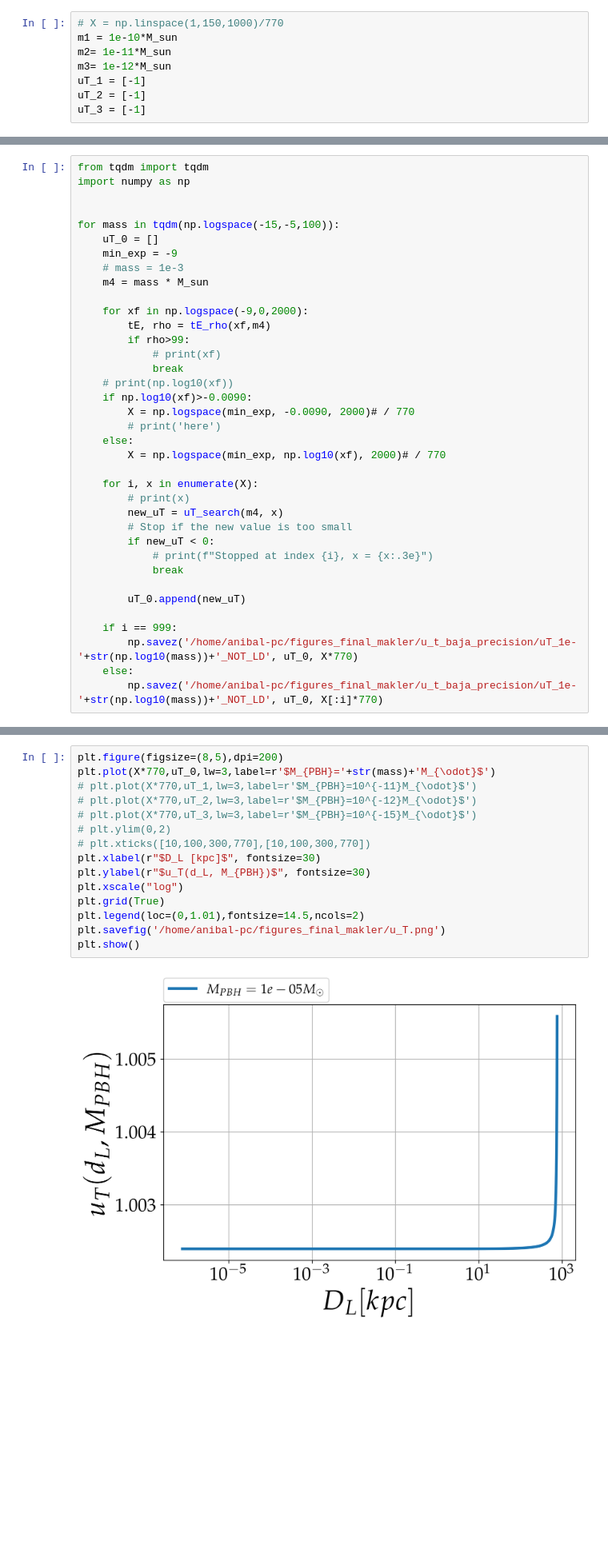
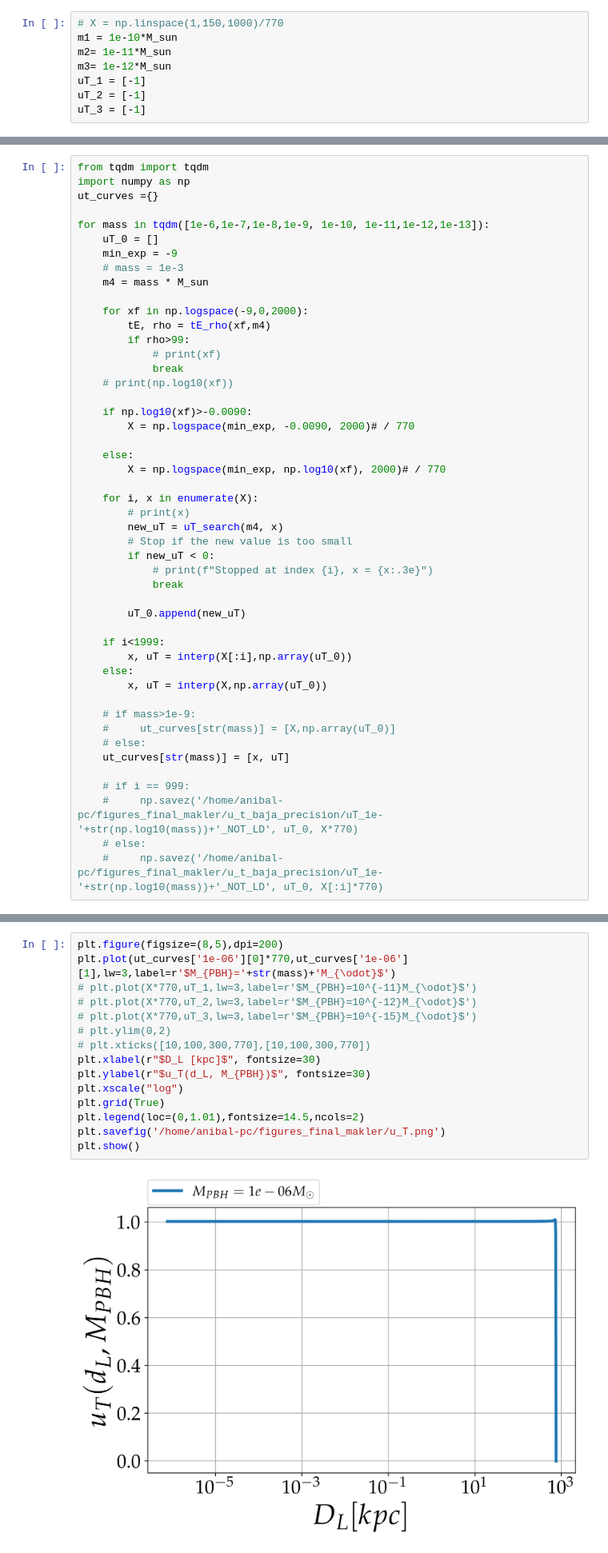
Before and after one commit to anibal-art/Lentes_gravitacionales, a Jupyter notebook: finite_source.ipynb, the cells around one changed output, grey strips where cells are left out. Shown at 80% size. Cells and saved outputs as stored; diff of their text form; blank space fills up the shorter version.

```diff
--- a/finite_source.ipynb
+++ b/finite_source.ipynb
@@ -229,9 +185,9 @@ uT_3 = [-1]
 # %%
 from tqdm import tqdm
 import numpy as np
+ut_curves ={}
 
-
-for mass in tqdm(np.logspace(-15,-5,100)):
+for mass in tqdm([1e-6,1e-7,1e-8,1e-9, 1e-10, 1e-11,1e-12,1e-13]):
     uT_0 = []
     min_exp = -9
     # mass = 1e-3
@@ -243,9 +199,10 @@ for mass in tqdm(np.logspace(-15,-5,100)):
             # print(xf)
             break
     # print(np.log10(xf))
+
     if np.log10(xf)>-0.0090:
         X = np.logspace(min_exp, -0.0090, 2000)# / 770
-        # print('here')
+
     else:
         X = np.logspace(min_exp, np.log10(xf), 2000)# / 770
 
@@ -259,7 +216,17 @@ for mass in tqdm(np.logspace(-15,-5,100)):
 
         uT_0.append(new_uT)
 
-    if i == 999:
-        np.savez('/home/anibal-pc/figures_final_makler/u_t_baja_precision/uT_1e-'+str(np.log10(mass))+'_NOT_LD', uT_0, X*770)
+    if i<1999:
+        x, uT = interp(X[:i],np.array(uT_0))
     else:
-        np.savez('/home/anibal-pc/figures_final_makler/u_t_baja_precision/uT_1e-'+str(np.log10(mass))+'_NOT_LD', uT_0, X[:i]*770)
+        x, uT = interp(X,np.array(uT_0))
+
+    # if mass>1e-9:
+    #     ut_curves[str(mass)] = [X,np.array(uT_0)]
+    # else:
+    ut_curves[str(mass)] = [x, uT]
+
+    # if i == 999:
+    #     np.savez('/home/anibal-pc/figures_final_makler/u_t_baja_precision/uT_1e-'+str(np.log10(mass))+'_NOT_LD', uT_0, X*770)
+    # else:
+    #     np.savez('/home/anibal-pc/figures_final_makler/u_t_baja_precision/uT_1e-'+str(np.log10(mass))+'_NOT_LD', uT_0, X[:i]*770)
@@ -268,20 +252,20 @@ KeyboardInterrupt:
 # %%
 plt.figure(figsize=(8,5),dpi=200)
-plt.plot(X*770,uT_0,lw=3,label=r'$M_{PBH}='+str(mass)+'M_{\odot}$')
+plt.plot(ut_curves['1e-06'][0]*770,ut_curves['1e-06'][1],lw=3,label=r'$M_{PBH}='+str(mass)+'M_{\odot}$')
 # plt.plot(X*770,uT_1,lw=3,label=r'$M_{PBH}=10^{-11}M_{\odot}$')
 # plt.plot(X*770,uT_2,lw=3,label=r'$M_{PBH}=10^{-12}M_{\odot}$')
 # plt.plot(X*770,uT_3,lw=3,label=r'$M_{PBH}=10^{-15}M_{\odot}$')
 # plt.ylim(0,2)
 # plt.xticks([10,100,300,770],[10,100,300,770])
 plt.xlabel(r"$D_L [kpc]$", fontsize=30)
 plt.ylabel(r"$u_T(d_L, M_{PBH})$", fontsize=30)
 plt.xscale("log")
 plt.grid(True)
 plt.legend(loc=(0,1.01),fontsize=14.5,ncols=2)
 plt.savefig('/home/anibal-pc/figures_final_makler/u_T.png')
 plt.show()
 # %% [output]
-[figure, old version]
+[figure, new version]
 # %%
 string = os.listdir('/home/anibal-pc/figures_final_makler/uT_curves/')[i]
 ini = string.index('1e-')+3
```
Also changed, not shown: parts of 21 cells of this notebook, 2 other files.
